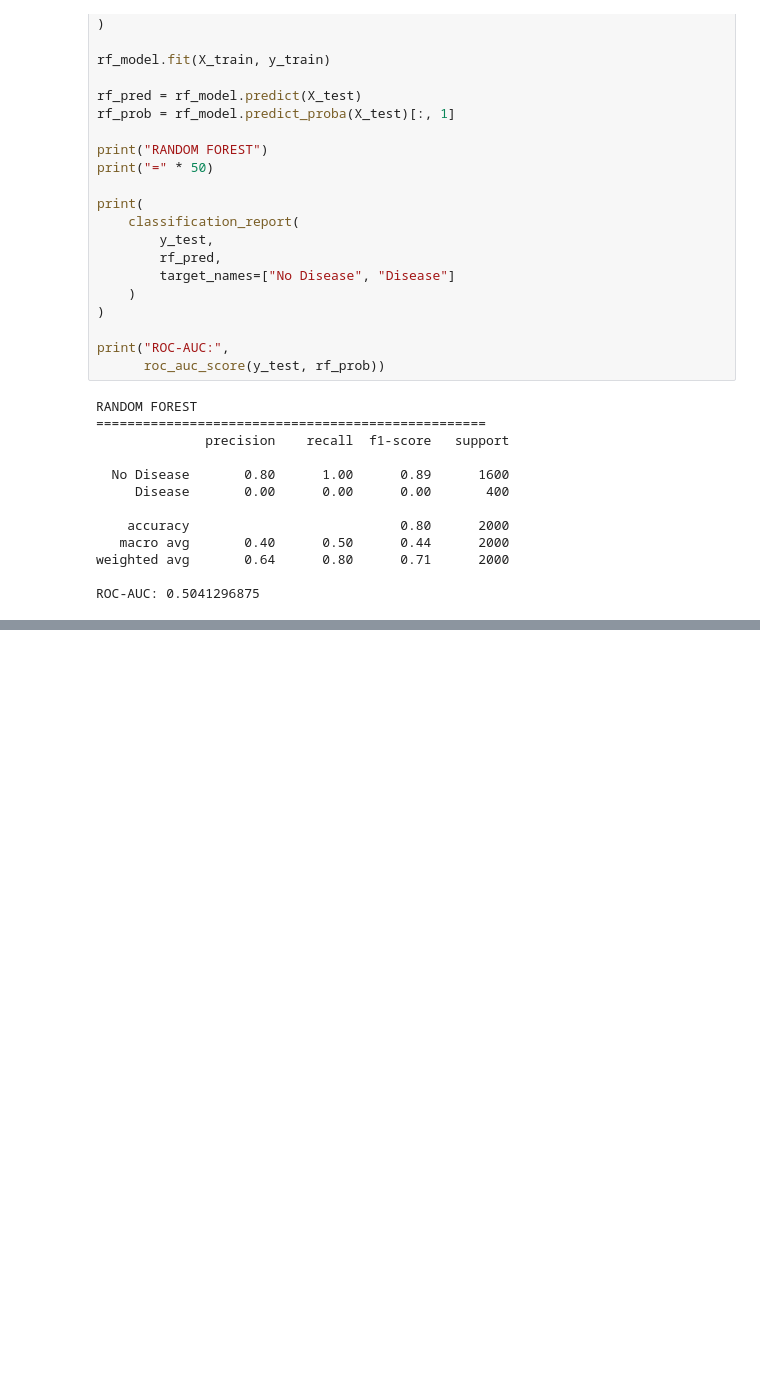
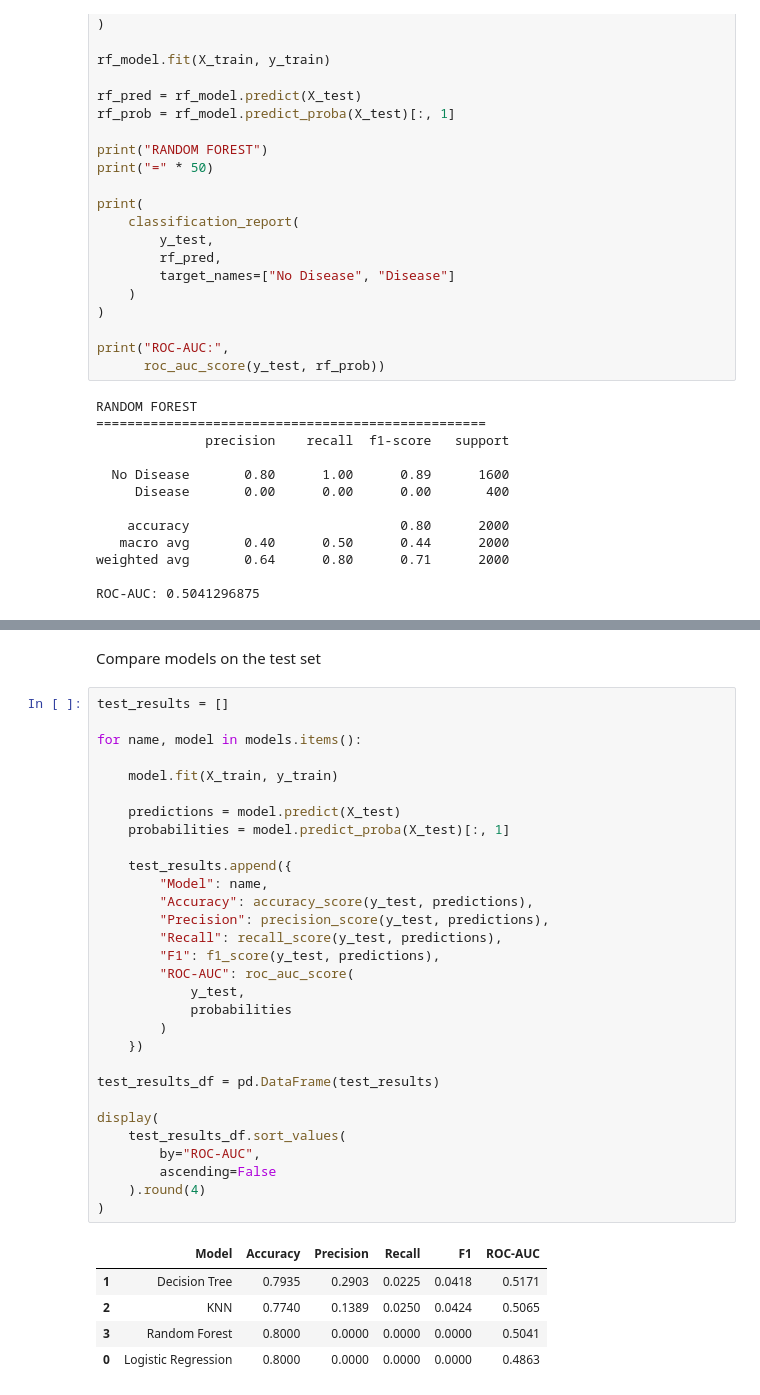
Before and after one commit to chrimapaul/Heart_Disease_Prediction_Group6, a Jupyter notebook: Group6_Capstone_Project.ipynb, the cells around one changed output, grey strips where cells are left out. Drawn from its saved outputs; the diff is of its cells as text; blank space fills up the shorter version.

```diff
--- a/Group6_Capstone_Project.ipynb
+++ b/Group6_Capstone_Project.ipynb
@@ -563,0 +633,38 @@ ROC-AUC: 0.5041296875
+# %% [markdown]
+Compare models on the test set
+# %%
+test_results = []
+
+for name, model in models.items():
+
+    model.fit(X_train, y_train)
+
+    predictions = model.predict(X_test)
+    probabilities = model.predict_proba(X_test)[:, 1]
+
+    test_results.append({
+        "Model": name,
+        "Accuracy": accuracy_score(y_test, predictions),
+        "Precision": precision_score(y_test, predictions),
+        "Recall": recall_score(y_test, predictions),
+        "F1": f1_score(y_test, predictions),
+        "ROC-AUC": roc_auc_score(
+            y_test,
+            probabilities
+        )
+    })
+
+test_results_df = pd.DataFrame(test_results)
+
+display(
+    test_results_df.sort_values(
+        by="ROC-AUC",
+        ascending=False
+    ).round(4)
+)
+# %% [output]
+|  | Model | Accuracy | Precision | Recall | F1 | ROC-AUC |
+| 1 | Decision Tree | 0.7935 | 0.2903 | 0.0225 | 0.0418 | 0.5171 |
+| 2 | KNN | 0.7740 | 0.1389 | 0.0250 | 0.0424 | 0.5065 |
+| 3 | Random Forest | 0.8000 | 0.0000 | 0.0000 | 0.0000 | 0.5041 |
+| 0 | Logistic Regression | 0.8000 | 0.0000 | 0.0000 | 0.0000 | 0.4863 |
```
Also changed, not shown: parts of 2 cells of this notebook.
